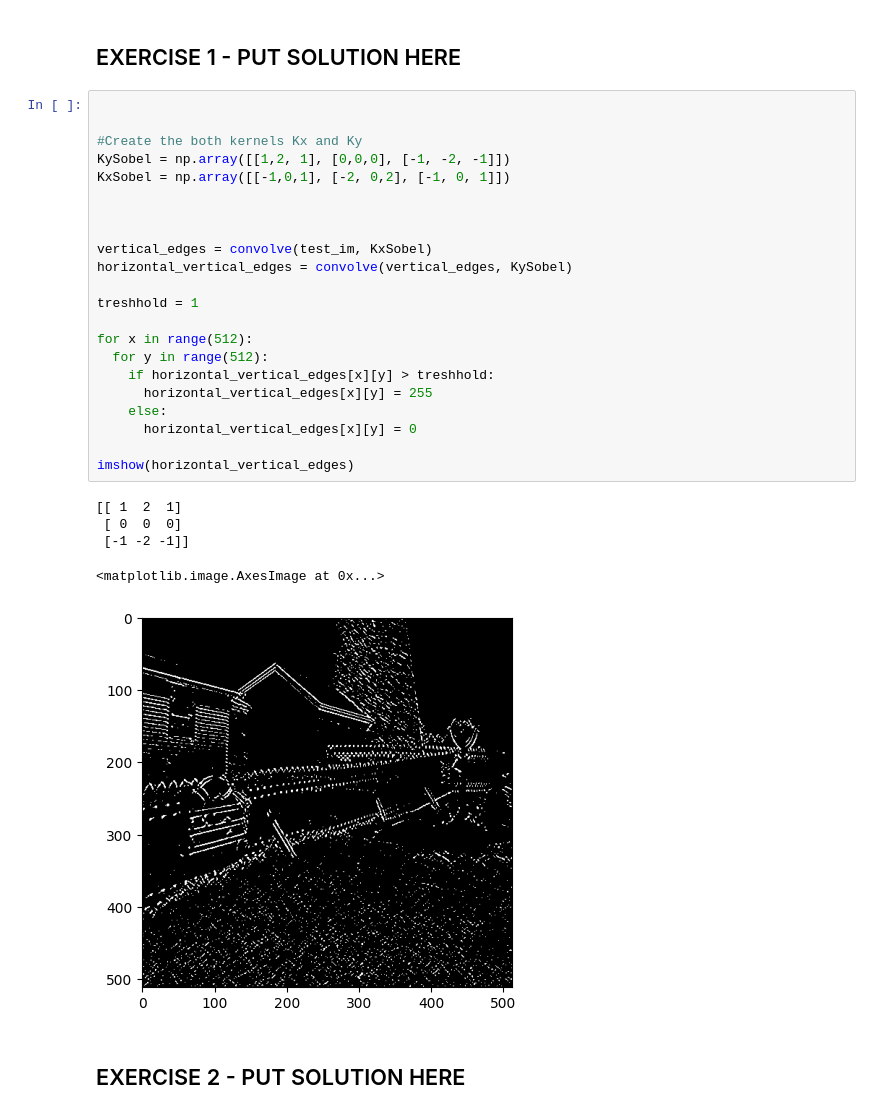
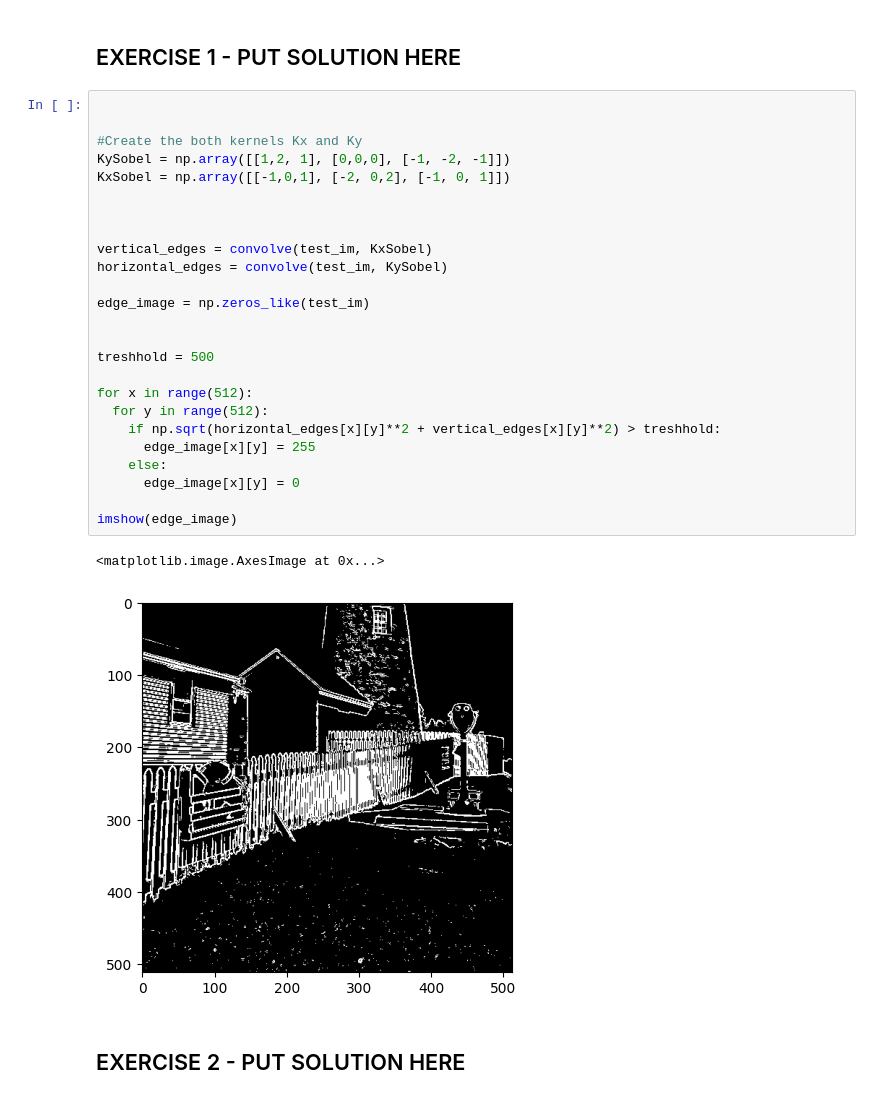
Before and after one commit to Henrique-Baumegger/myPersonalVisualComputing, a Jupyter notebook: Exercises/W3/W3_exercise.ipynb, the cells around one changed output. Cells and saved outputs as stored; diff of their text form.

```diff
--- a/Exercises/W3/W3_exercise.ipynb
+++ b/Exercises/W3/W3_exercise.ipynb
@@ -179,30 +186,30 @@ display(slider)
 # %%
 
 
 #Create the both kernels Kx and Ky
 KySobel = np.array([[1,2, 1], [0,0,0], [-1, -2, -1]])
 KxSobel = np.array([[-1,0,1], [-2, 0,2], [-1, 0, 1]])
 
 
 
 vertical_edges = convolve(test_im, KxSobel)
-horizontal_vertical_edges = convolve(vertical_edges, KySobel)
+horizontal_edges = convolve(test_im, KySobel)
 
-treshhold = 1
+edge_image = np.zeros_like(test_im)
+
+
+treshhold = 500
 
 for x in range(512):
   for y in range(512):
-    if horizontal_vertical_edges[x][y] > treshhold:
-      horizontal_vertical_edges[x][y] = 255
+    if np.sqrt(horizontal_edges[x][y]**2 + vertical_edges[x][y]**2) > treshhold:
+      edge_image[x][y] = 255
     else:
-      horizontal_vertical_edges[x][y] = 0
+      edge_image[x][y] = 0
 
-imshow(horizontal_vertical_edges)
+imshow(edge_image)
 # %% [output]
-[[ 1  2  1]
- [ 0  0  0]
- [-1 -2 -1]]
+<matplotlib.image.AxesImage at 0x...>
-<matplotlib.image.AxesImage at 0x...>
-[figure, old version]
+[figure, new version]
 # %% [markdown]
 ## EXERCISE 2 - PUT SOLUTION HERE
```
Also changed, not shown: parts of 5 cells of this notebook.
